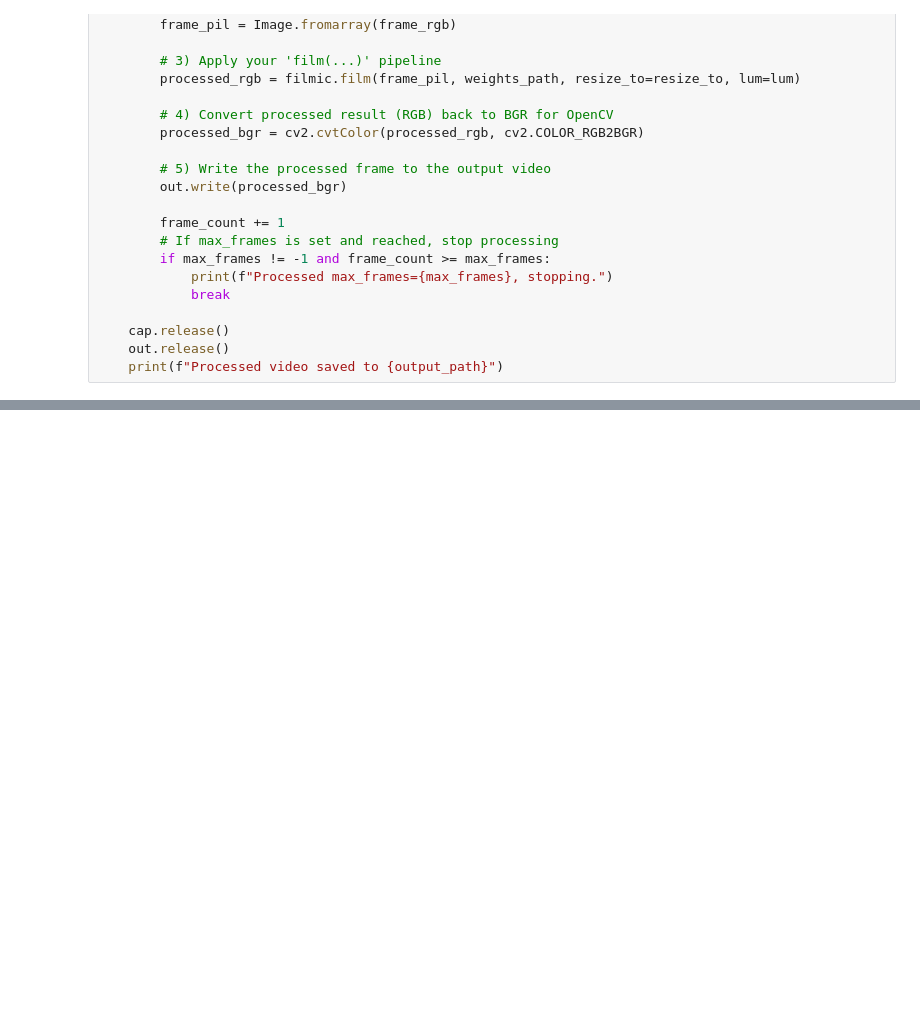
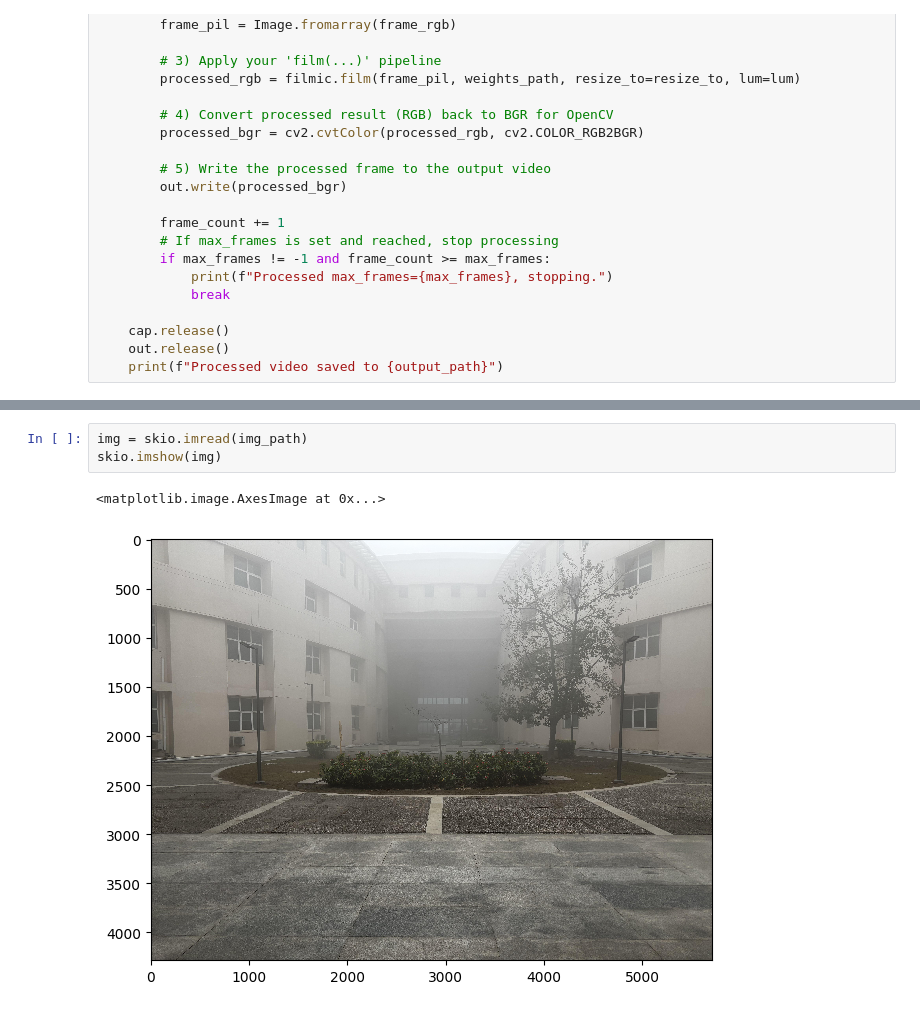
Before and after one commit to yahyarahhawi/grainy-ai, a Jupyter notebook: pytorch-CycleGAN-and-pix2pix/inference.ipynb, the cells around one changed output, grey strips where cells are left out. Drawn from its saved outputs; the diff is of its cells as text; blank space fills up the shorter version.

```diff
--- a/pytorch-CycleGAN-and-pix2pix/inference.ipynb
+++ b/pytorch-CycleGAN-and-pix2pix/inference.ipynb
@@ -98,0 +129,6 @@ def inspect_video(
+# %%
+img = skio.imread(img_path)
+skio.imshow(img)
+# %% [output]
+<matplotlib.image.AxesImage at 0x...>
+[figure, added]
```
Also changed, not shown: parts of 12 cells of this notebook, 15 other files.
